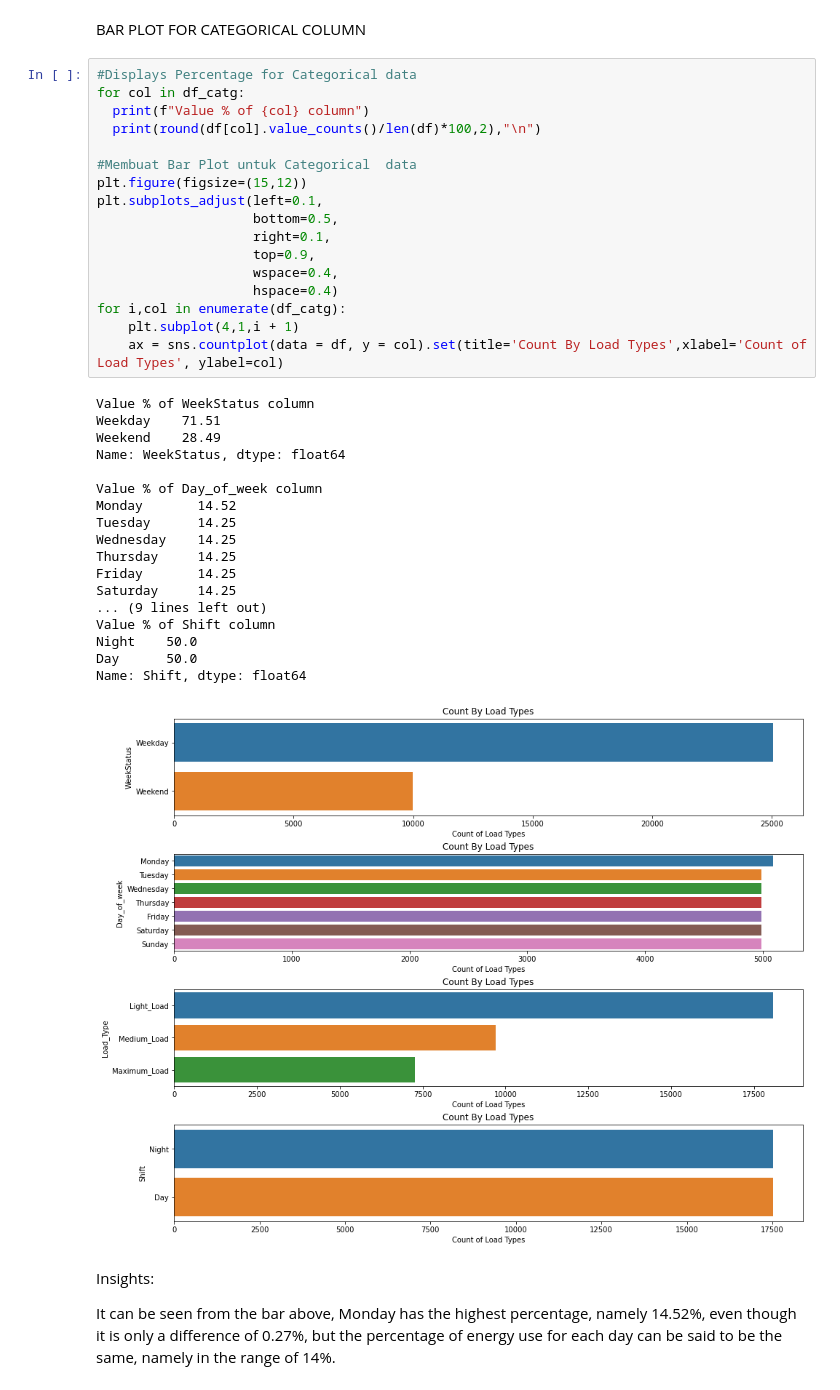
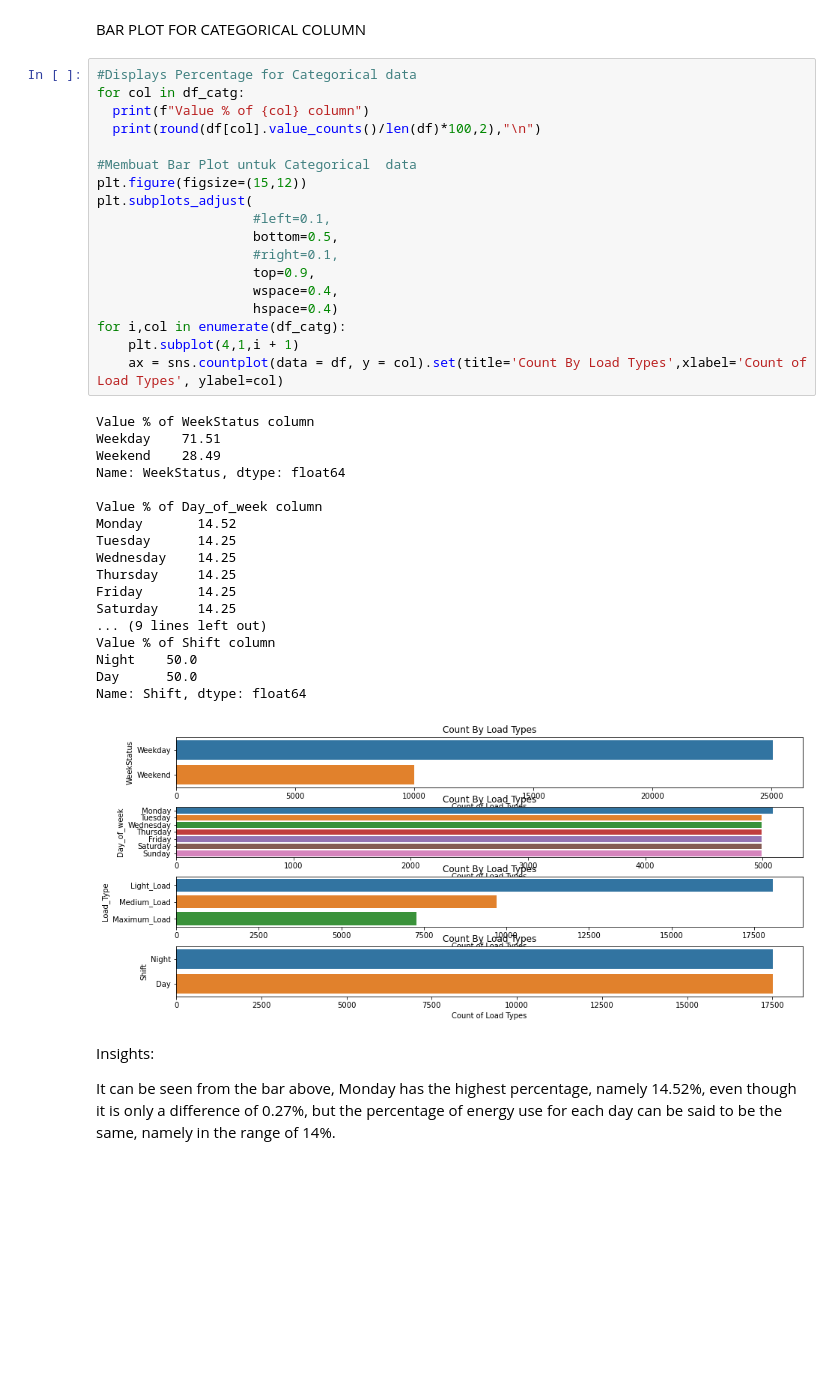
Before and after one commit to sunilmittal22/BITS-Steel-Industry-Energy-Consumption, a Jupyter notebook: Steel Industry Energy Consumption.ipynb, the cells around one changed output. Cells and saved outputs as stored; diff of their text form; blank space fills up the shorter version.

Commit message:
Making changes in charting

```diff
--- a/Steel Industry Energy Consumption.ipynb
+++ b/Steel Industry Energy Consumption.ipynb
@@ -259,36 +259,37 @@ for col in df_catg:
   print(f"Value % of {col} column")
   print(round(df[col].value_counts()/len(df)*100,2),"\n")
 
 #Membuat Bar Plot untuk Categorical  data
 plt.figure(figsize=(15,12))
-plt.subplots_adjust(left=0.1,
+plt.subplots_adjust(
+                    #left=0.1,
                     bottom=0.5,
-                    right=0.1,
+                    #right=0.1,
                     top=0.9,
                     wspace=0.4,
                     hspace=0.4)
 for i,col in enumerate(df_catg):
     plt.subplot(4,1,i + 1)
     ax = sns.countplot(data = df, y = col).set(title='Count By Load Types',xlabel='Count of Load Types', ylabel=col)
 # %% [output]
 Value % of WeekStatus column
 Weekday    71.51
 Weekend    28.49
 Name: WeekStatus, dtype: float64
 
 Value % of Day_of_week column
 Monday       14.52
 Tuesday      14.25
 Wednesday    14.25
 Thursday     14.25
 Friday       14.25
 Saturday     14.25
 ... (9 lines left out)
 Value % of Shift column
 Night    50.0
 Day      50.0
 Name: Shift, dtype: float64
-[figure, old version]
+[figure, new version]
 # %% [markdown]
 Insights:
 
```
Also changed, not shown: parts of 14 cells of this notebook.
